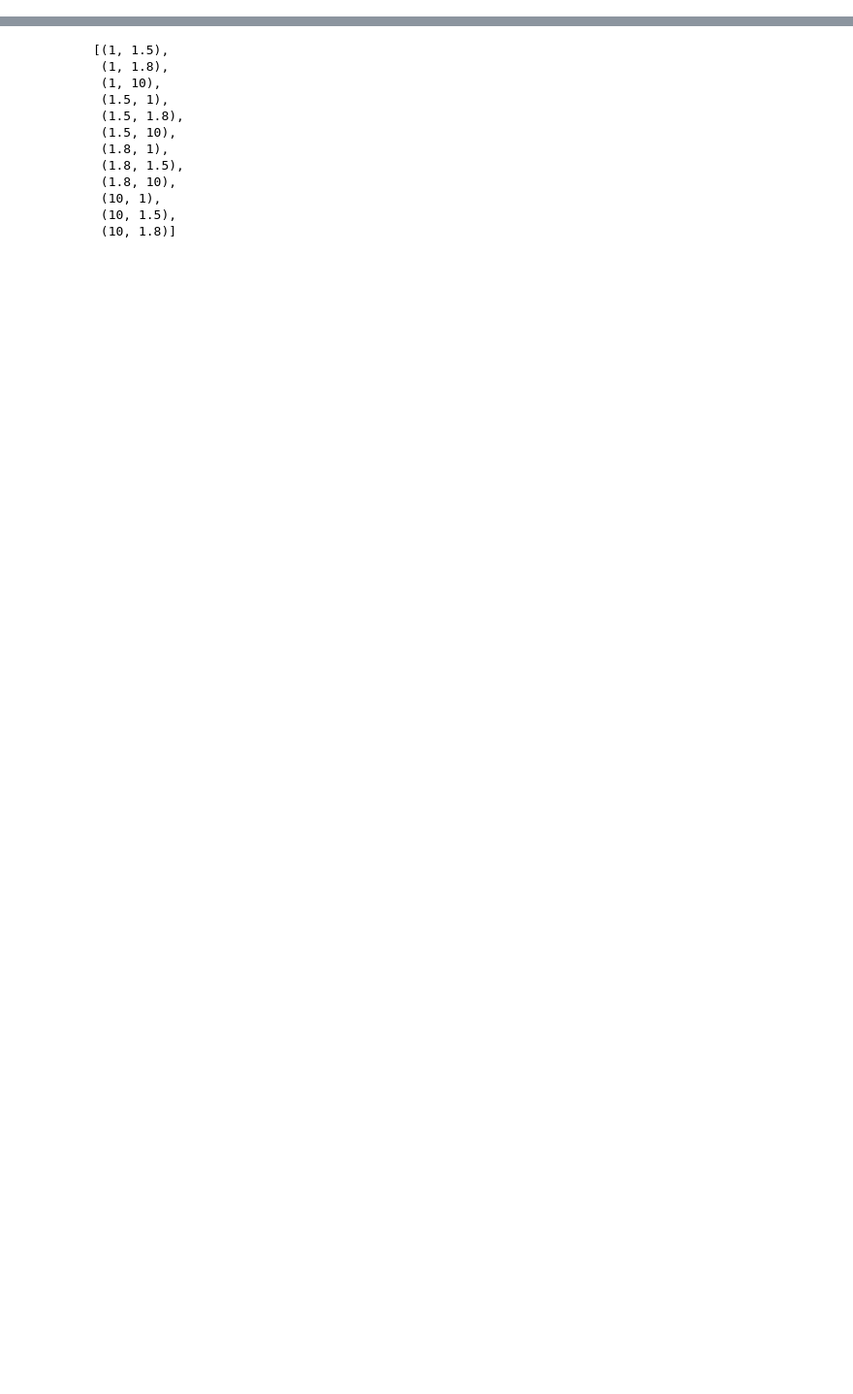
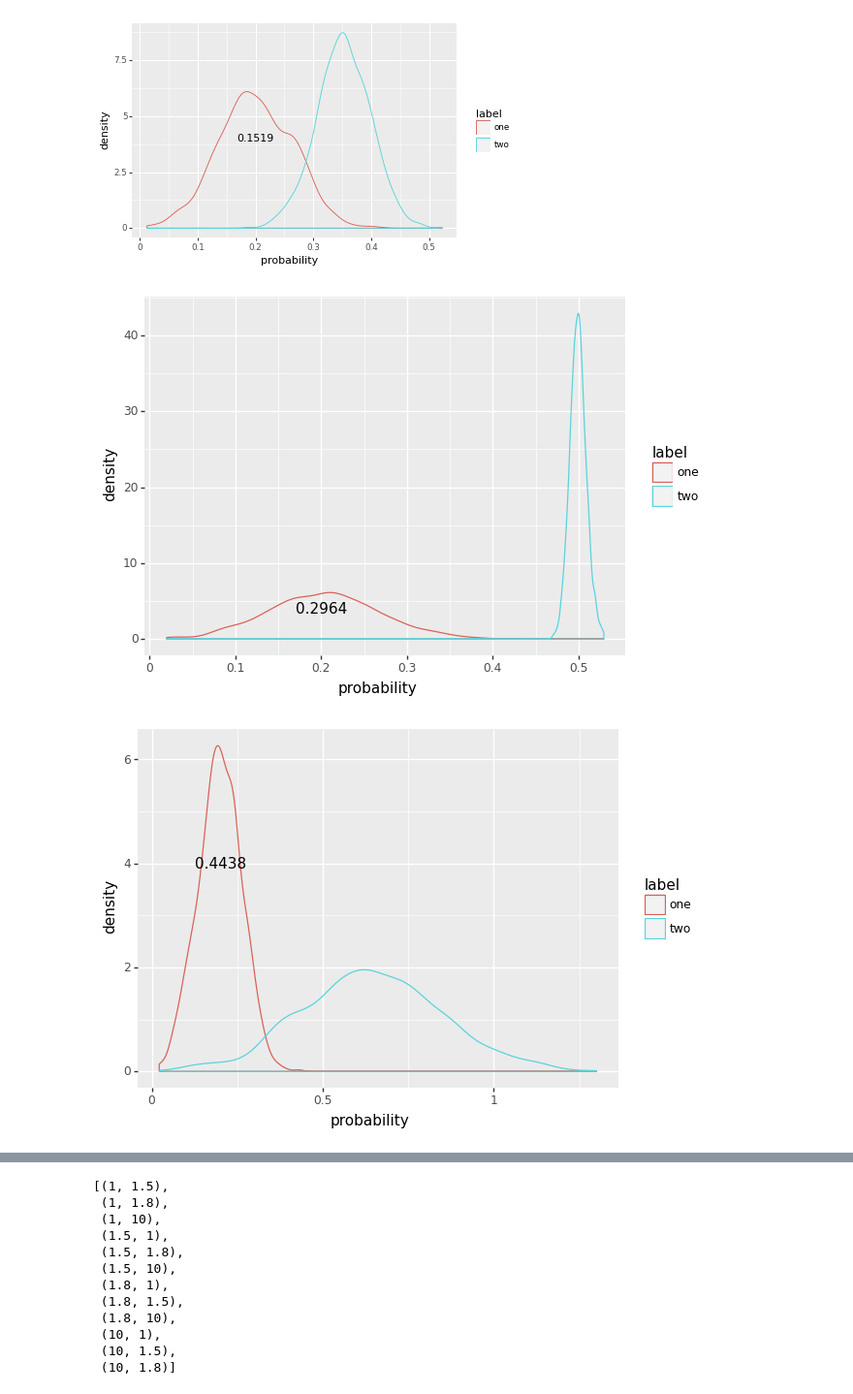
Before and after one commit to vitorpbarbosa7/data_science_general_concepts, a Jupyter notebook: 48_multilabel_classification/wasserstein_metric/wasserstein_distance.ipynb, the cells around one changed output, grey strips where cells are left out. Shown at 97% size. Drawn from its saved outputs; the diff is of its cells as text; code cells hidden in the pictures; blank space fills up the shorter version.

```diff
--- a/48_multilabel_classification/wasserstein_metric/wasserstein_distance.ipynb
+++ b/48_multilabel_classification/wasserstein_metric/wasserstein_distance.ipynb
@@ -12,0 +44,22 @@ size = 4000000
+# %%
+for i in range(len(test_dists)):
+
+    label_one = ['one']*size
+    label_two = ['two']*size
+
+    labels = label_one + label_two
+
+    u_values = list(test_dists[i][0])
+    v_values = list(test_dists[i][1])
+
+    values = u_values + v_values
+
+    distance = round(wasserstein_distance(u_values, v_values),4)
+
+    df_plot = pd.DataFrame({'label':labels, 'probability':values})
+
+    plot(df_plot, distance)
+# %% [output]
+[figure, added]
+[figure, added]
+[figure, added]
```
Also changed, not shown: parts of 10 cells of this notebook, 17 other files.
